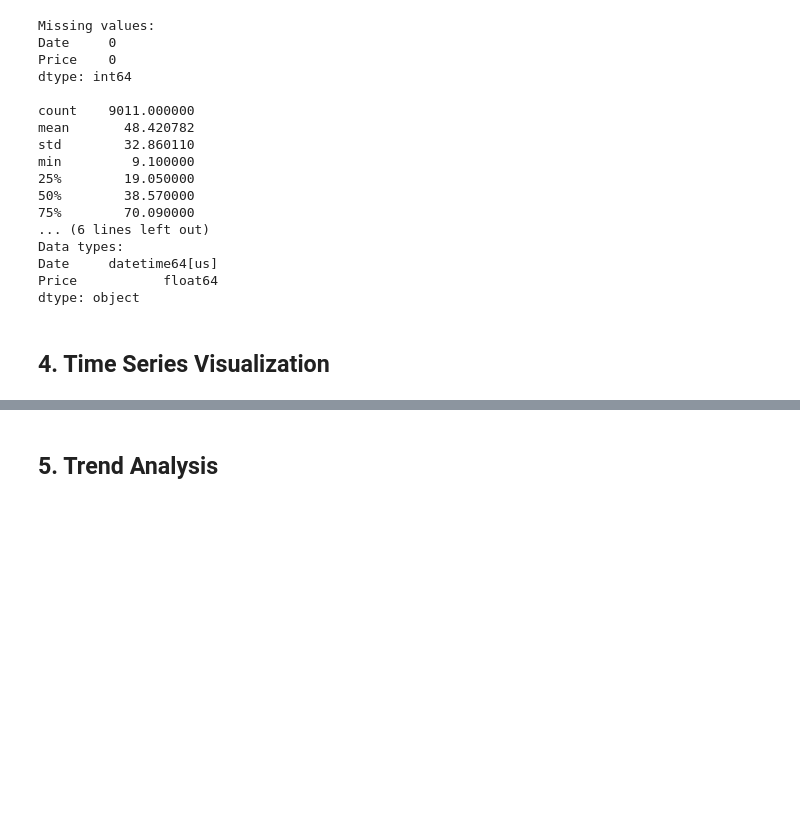
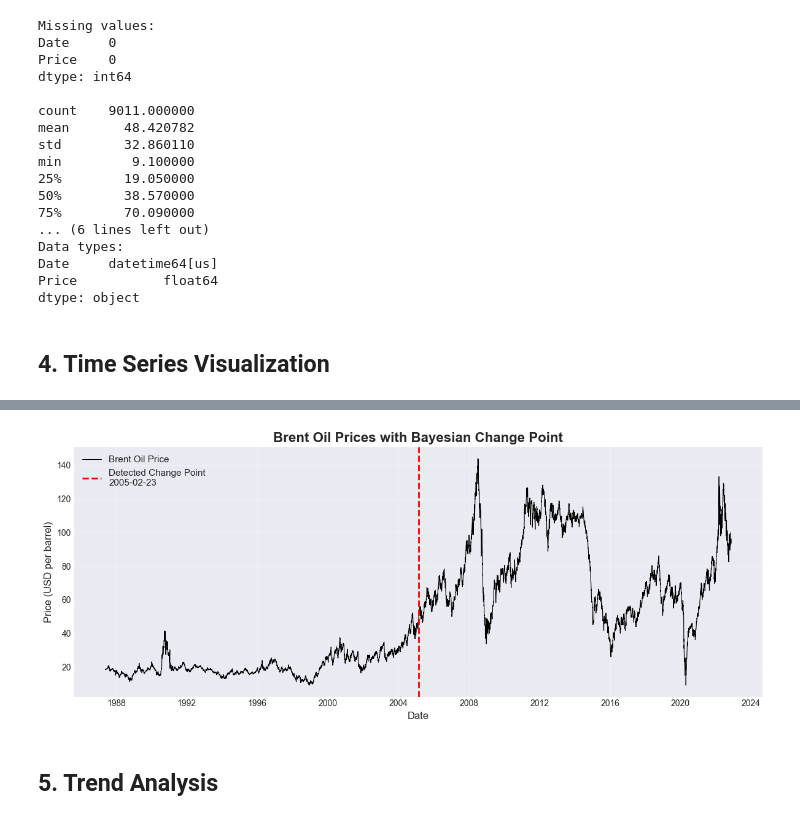
Before and after one commit to Simbogj/change-point-analysis, a Jupyter notebook: notebooks/01_EDAs.ipynb, the cells around one changed output, grey strips where cells are left out. Drawn from its saved outputs; the diff is of its cells as text; code cells hidden in the pictures; blank space fills up the shorter version.

```diff
--- a/notebooks/01_EDAs.ipynb
+++ b/notebooks/01_EDAs.ipynb
@@ -112,0 +220,7 @@ Price range: $9.10 - $143.95
+# %%
+import numpy as np
+
+prices = df["Price"].values
+N = len(prices)
+
+print(f"Number of observations: {N}")
@@ -112,0 +265,7 @@ Price range: $9.10 - $143.95
+# %%
+tau_estimate = int(trace.posterior["tau"].mean().values)
+
+change_date = df.iloc[tau_estimate]["Date"]
+
+print(f"Estimated change point index: {tau_estimate}")
+print(f"Estimated change point date : {change_date}")
@@ -113,3 +275,38 @@ Price range: $9.10 - $143.95
+# %%
+fig, ax = plt.subplots(figsize=(12, 5))
+
+ax.plot(
+    df["Date"],
+    df["Price"],
+    color="black",
+    linewidth=0.8,
+    label="Brent Oil Price"
+)
+
+ax.axvline(
+    change_date,
+    color="red",
+    linestyle="--",
+    linewidth=2,
+    label=f"Detected Change Point\n{change_date.date()}"
+)
+
+ax.set_title(
+    "Brent Oil Prices with Bayesian Change Point",
+    fontsize=16,
+    fontweight="bold"
+)
+
+ax.set_xlabel("Date", fontsize=12)
+ax.set_ylabel("Price (USD per barrel)", fontsize=12)
+
+ax.grid(True, alpha=0.3)
+ax.legend(fontsize=11)
+
+plt.tight_layout()
+plt.show()
+# %% [output]
+[figure, added]
 # %% [markdown]
 ## 5. Trend Analysis
 # %%
```
Also changed, not shown: parts of 10 cells of this notebook.
